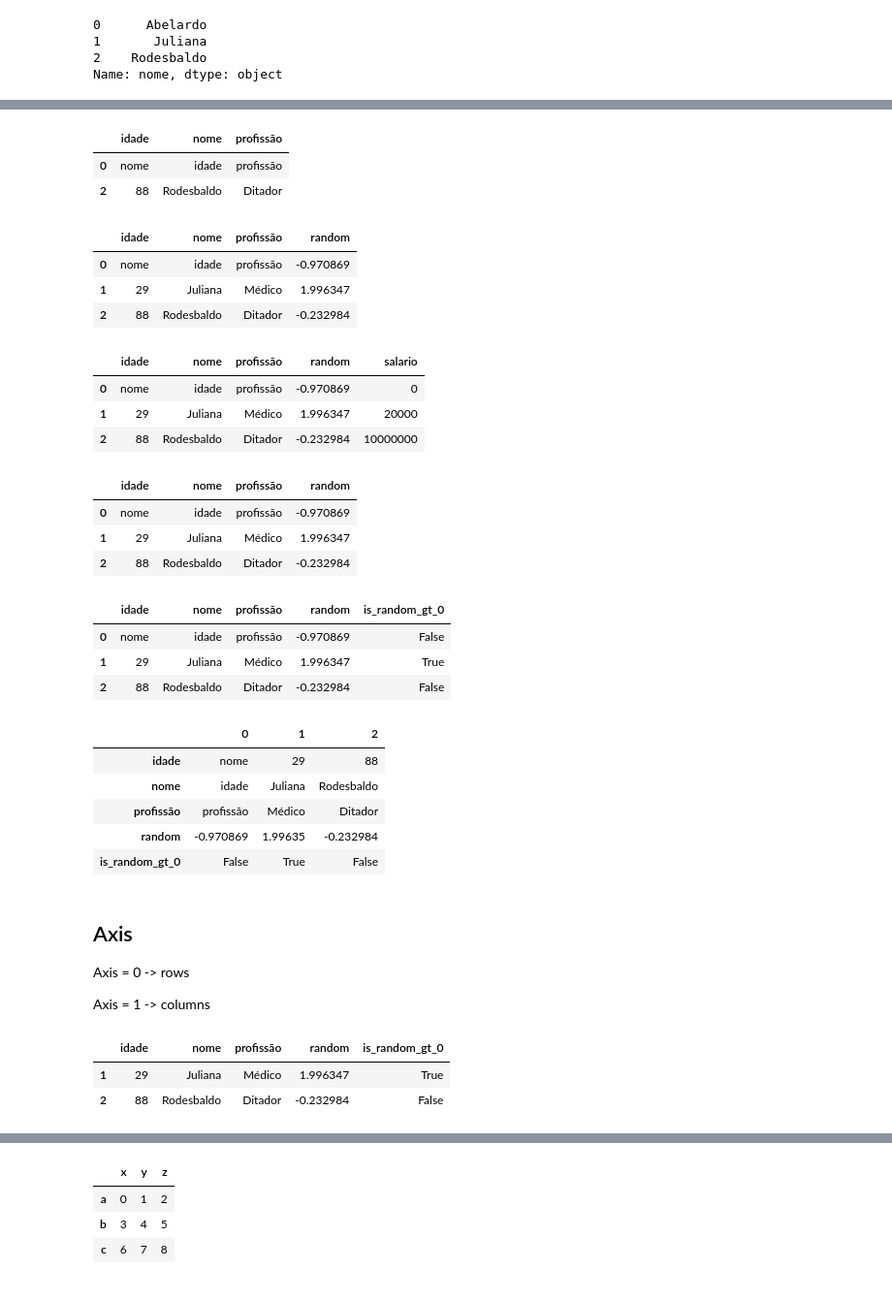
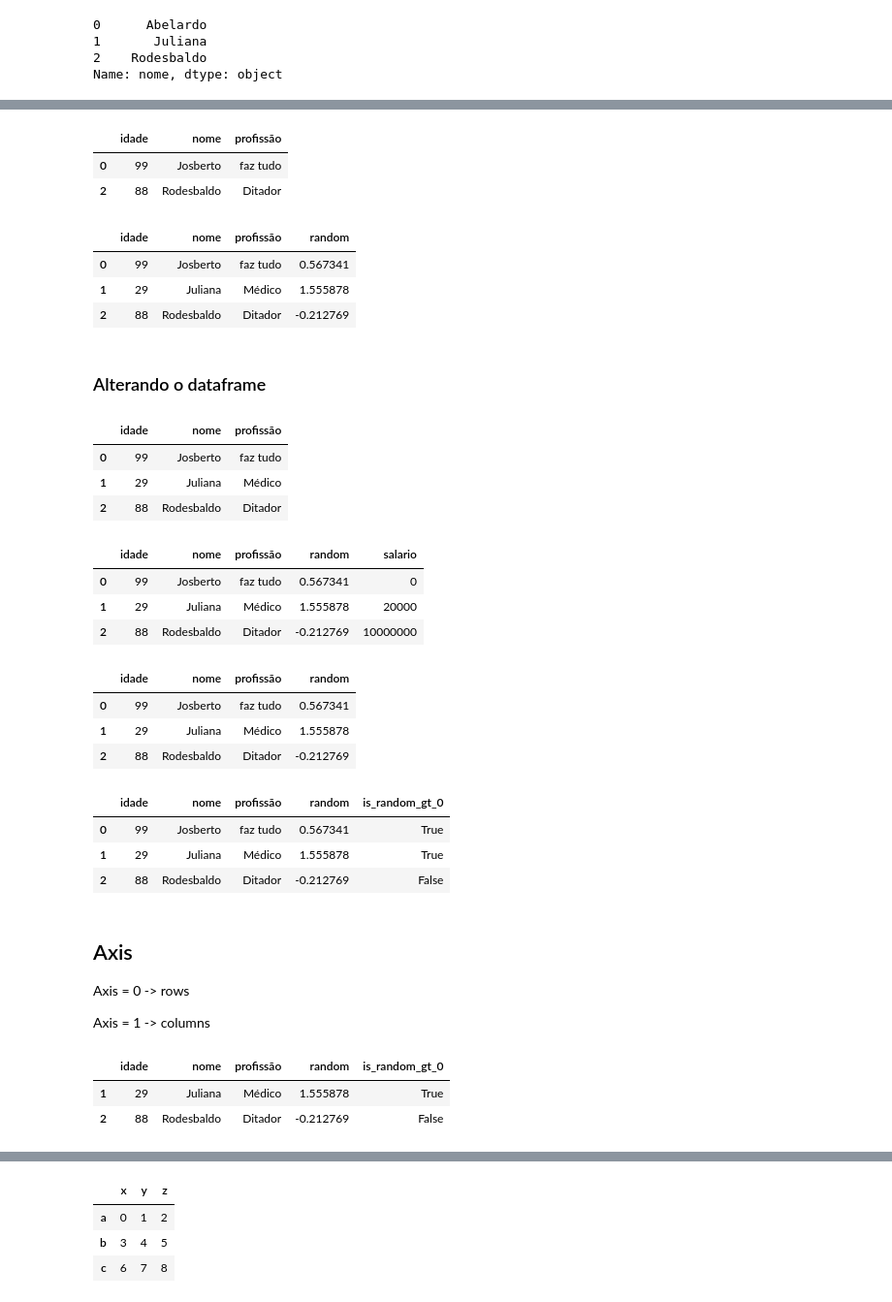
Before and after one commit to abevieiramota/course-python-data-analysis1, a Jupyter notebook: 03 - Pandas/3.1 - Pandas - Básico.ipynb, the cells around one changed output, grey strips where cells are left out. Shown at 97% size. Saved outputs shown, nothing was run; the diff lists cells and outputs as text; code cells hidden in the pictures.

```diff
--- a/03 - Pandas/3.1 - Pandas - Básico.ipynb
+++ b/03 - Pandas/3.1 - Pandas - Básico.ipynb
@@ -373,4 +399,0 @@ Name: nome, dtype: object
-# %%
-df.iloc[0] = {"nome": "Josberto", "idade": 99, "profissão": "faz tudo"}
-
-df
@@ -388,7 +409,7 @@ df[1:2] # 2 n incluso
 df[::2]
 # %% [output]
 |  | idade | nome | profissão |
-| 0 | nome | idade | profissão |
+| 0 | 99 | Josberto | faz tudo |
 | 2 | 88 | Rodesbaldo | Ditador |
 # %%
 df['random'] = np.random.randn(3)
@@ -396,47 +417,49 @@ df['random'] = np.random.randn(3)
 df
 # %% [output]
 |  | idade | nome | profissão | random |
-| 0 | nome | idade | profissão | -0.970869 |
-| 1 | 29 | Juliana | Médico | 1.996347 |
-| 2 | 88 | Rodesbaldo | Ditador | -0.232984 |
+| 0 | 99 | Josberto | faz tudo | 0.567341 |
+| 1 | 29 | Juliana | Médico | 1.555878 |
+| 2 | 88 | Rodesbaldo | Ditador | -0.212769 |
+# %% [markdown]
+### Alterando o dataframe
+# %%
+df.iloc[0] = {"nome": "Josberto",
+              "idade": 99,
+              "profissão": "faz tudo"} # update
+
+df
+# %% [output]
+|  | idade | nome | profissão |
+| 0 | 99 | Josberto | faz tudo |
+| 1 | 29 | Juliana | Médico |
+| 2 | 88 | Rodesbaldo | Ditador |
 # %%
-salario = pd.Series([0, 20000, 10**7], index = [0, 1, 2])
-
-df['salario'] = salario
+df['salario'] = pd.Series([0, 20000, 10**7], index = [0, 1, 2]) # coluna
 
 df
 # %% [output]
 |  | idade | nome | profissão | random | salario |
-| 0 | nome | idade | profissão | -0.970869 | 0 |
-| 1 | 29 | Juliana | Médico | 1.996347 | 20000 |
-| 2 | 88 | Rodesbaldo | Ditador | -0.232984 | 10000000 |
+| 0 | 99 | Josberto | faz tudo | 0.567341 | 0 |
+| 1 | 29 | Juliana | Médico | 1.555878 | 20000 |
+| 2 | 88 | Rodesbaldo | Ditador | -0.212769 | 10000000 |
 # %%
-del df['salario']
+del df['salario'] # removendo coluna
 
 df
 # %% [output]
 |  | idade | nome | profissão | random |
-| 0 | nome | idade | profissão | -0.970869 |
-| 1 | 29 | Juliana | Médico | 1.996347 |
-| 2 | 88 | Rodesbaldo | Ditador | -0.232984 |
+| 0 | 99 | Josberto | faz tudo | 0.567341 |
+| 1 | 29 | Juliana | Médico | 1.555878 |
+| 2 | 88 | Rodesbaldo | Ditador | -0.212769 |
 # %%
-df['is_random_gt_0'] = df.random > 0
+df['is_random_gt_0'] = df.random > 0 # boolean series
 
 df
 # %% [output]
 |  | idade | nome | profissão | random | is_random_gt_0 |
-| 0 | nome | idade | profissão | -0.970869 | False |
-| 1 | 29 | Juliana | Médico | 1.996347 | True |
-| 2 | 88 | Rodesbaldo | Ditador | -0.232984 | False |
+| 0 | 99 | Josberto | faz tudo | 0.567341 | True |
+| 1 | 29 | Juliana | Médico | 1.555878 | True |
+| 2 | 88 | Rodesbaldo | Ditador | -0.212769 | False |
-# %%
-df.T
-# %% [output]
-|  | 0 | 1 | 2 |
-| idade | nome | 29 | 88 |
-| nome | idade | Juliana | Rodesbaldo |
-| profissão | profissão | Médico | Ditador |
-| random | -0.970869 | 1.99635 | -0.232984 |
-| is_random_gt_0 | False | True | False |
 # %% [markdown]
 ## Axis
 
@@ -444,12 +467,12 @@ Axis = 0 -> rows
 
 Axis = 1 -> columns
 # %%
-df.drop(0, axis=0) # não inplace
+df.drop(0, axis=0) # 0=label, não inplace
 # axis=0 default
 # %% [output]
 |  | idade | nome | profissão | random | is_random_gt_0 |
-| 1 | 29 | Juliana | Médico | 1.996347 | True |
-| 2 | 88 | Rodesbaldo | Ditador | -0.232984 | False |
+| 1 | 29 | Juliana | Médico | 1.555878 | True |
+| 2 | 88 | Rodesbaldo | Ditador | -0.212769 | False |
 # %%
 df.drop("nome", axis=1)
 # %% [output]
```
Also changed, not shown: parts of 123 cells of this notebook, 1 other file.
